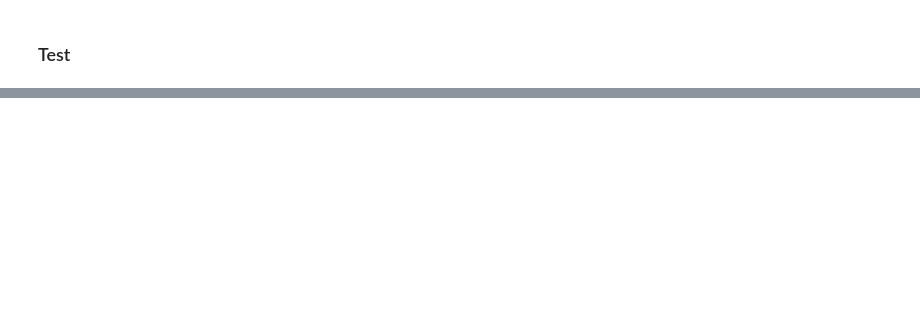
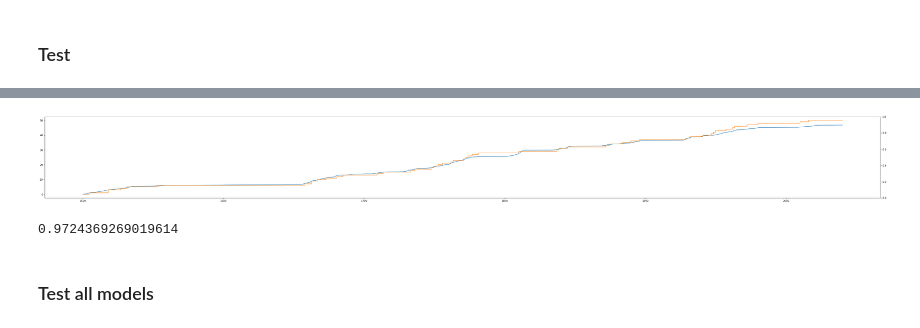
Before and after one commit to yermandy/vehicle-audio-nn, a Jupyter notebook: inference_regression.ipynb, the cells around one changed output, grey strips where cells are left out. Saved outputs shown, nothing was run; the diff lists cells and outputs as text; code cells hidden in the pictures; blank space fills up the shorter version.

```diff
--- a/inference_regression.ipynb
+++ b/inference_regression.ipynb
@@ -47,6 +47,6 @@ runs = api.runs('yermandy/vehicle-audio-nn', per_page=1000, order='config.uuid')
 configs = {}
 val_loss_best = {}
 for run in runs:
-    print(run.name)
-    configs[run.name] = run.config
-    val_loss_best[run.name] = run.summary['val loss best']
+    if run.name >= '1627563368':
+        configs[run.name] = EasyDict(run.config)
+        val_loss_best[run.name] = run.summary['val loss best']
@@ -71,5 +53,5 @@ for run in runs:
 # %%
-uuid = 1627538688
+uuid = 1627619058
 
 params = EasyDict(configs[str(uuid)])
 split_indices = get_split_indices(params)
@@ -121,7 +103,7 @@ model.load_state_dict(weights)
 <All keys matched successfully>
 # %%
 val_dataset = VehicleDataset(audio_file, labels_file, start_time=25 * 60, seed=0, params=params)
-val_loader = DataLoader(val_dataset, batch_size=32)
+val_loader = DataLoader(val_dataset, batch_size=64)
 
 x, y = next(iter(val_loader))
 x.shape
@@ -135,7 +117,7 @@ val_loss = 0
 
 model.eval()
 with torch.no_grad():
-    for tensor, target in val_loader:
+    for tensor, target in tqdm(val_loader):
         tensor = tensor.to(device)
         target = target.to(device)
 
@@ -202,0 +194,27 @@ ax.step(E, np.arange(1, len(E) + 1));
+# %%
+def get_cumstep(T, E):
+    closest = lambda array, value: np.abs(array - value).argmin()
+
+    cumstep = np.zeros_like(T)
+    for e in E:
+        idx = closest(T, e) + 1
+        cumstep[idx] += 1
+    return np.cumsum(cumstep)
+
+cumstep = get_cumstep(T, E)
+
+fig, ax = plt.subplots(figsize=(60, 6))
+ax2 = ax.twinx()
+ax.plot(T, cumsum)
+ax.step(T, cumstep);
+
+# for event in E:
+#     ax2.vlines(event, 0, 1, color='r', linewidth=1.0)
+# %% [output]
+[figure, added]
+# %%
+np.abs(cumsum - cumstep).mean()
+# %% [output]
+0.9724369269019614
+# %% [markdown]
+### Test all models
```
Also changed, not shown: parts of 9 cells of this notebook.
